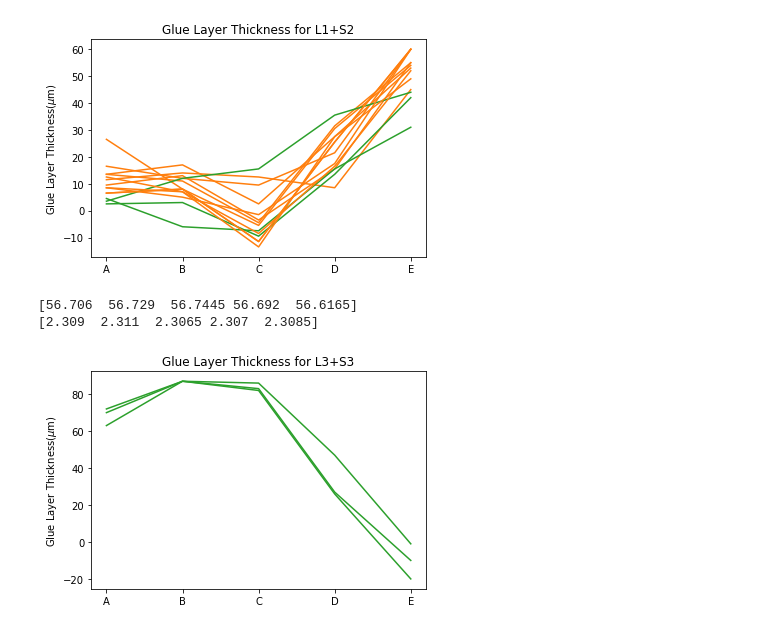
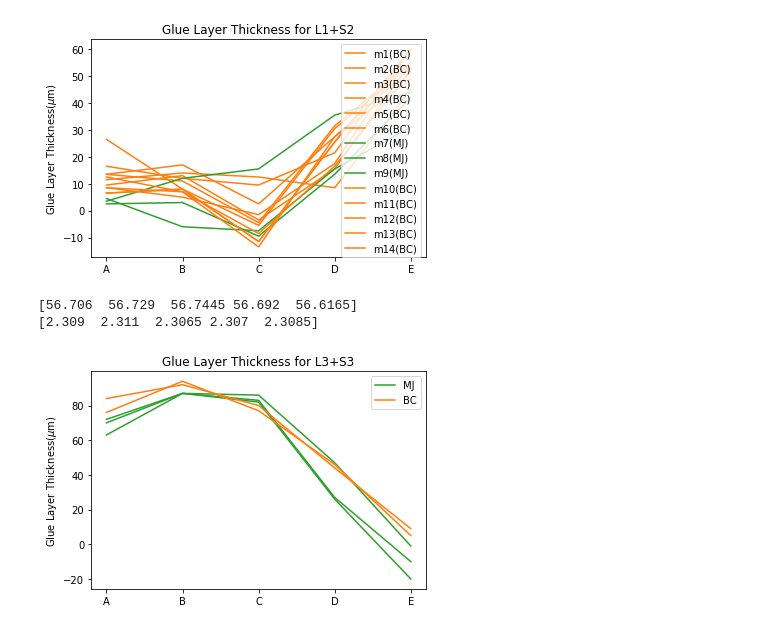
Before and after one commit to mariajose2398/CMS-MTD-BTL-SensorModule-Analysis, a Jupyter notebook: gluelayertransparency.ipynb, the cells around one changed output. Drawn from its saved outputs; the diff is of its cells as text; code cells hidden in the pictures.

```diff
--- a/gluelayertransparency.ipynb
+++ b/gluelayertransparency.ipynb
@@ -15,35 +15,35 @@ m5=np.array([58.993,59.007,58.990,58.951,58.905])[::-1]
 m6=np.array([58.995,58.995,58.984,58.947,58.901])[::-1]
 m7=np.array([58.895,58.946,59.003,59.015,58.984])
 m8=np.array([58.894,58.937, 58.978,58.993,58.982])
 m9=np.array([58.896,58.928,58.980,58.995,58.971])
 m10=np.array([58.898,58.942,58.976,59.005,59.000])
 m11=np.array([58.900,58.939,58.986,58.997,59.000])
 m12=np.array([58.900,58.941,58.979,58.996,58.992])
 m13=np.array([58.989,59.007,58.974,58.941,58.904])[::-1]
 m14=np.array([58.898,58.942,58.976,59.005,59.000])
 X=np.array(["A", "B", "C", "D", "E"])
 
 plt.plot(X, (m1-l1-s2)*1000, "C1", label ="m1(BC)")
 plt.plot(X, (m2-l1-s2) *1000 , "C1", label="m2(BC)")
 plt.plot(X, (m3-l1-s2) *1000, "C1", label ="m3(BC)")
 plt.plot(X, (m4-l1-s2)*1000, "C1", label="m4(BC)")
 plt.plot(X, (m5-l1-s2)*1000, "C1", label ="m5(BC)")
 plt.plot(X, (m6-l1-s2)*1000, "C1", label ="m6(BC)")
 plt.plot(X, (m7-l1-s2)*1000, "C2", label ="m7(MJ)")
 plt.plot(X, (m8-l1-s2)*1000, "C2", label="m8(MJ)")
 plt.plot(X, (m9-l1-s2)*1000, "C2", label="m9(MJ)")
 plt.plot(X, (m10-l1-s2)*1000, "C1", label="m10(BC)")
 plt.plot(X, (m11-l1-s2)*1000, "C1", label="m11(BC)")
 plt.plot(X, (m12-l1-s2)*1000, "C1", label="m12(BC)")
 plt.plot(X, (m13-l1-s2)*1000, "C1", label="m13(BC)")
 plt.plot(X, (m14-l1-s2)*1000, "C1", label="m14(BC)")
 plt.ylabel(r"Glue Layer Thickness($\mu $m)")
 plt.title("Glue Layer Thickness for L1+S2")
-#plt.legend()
+plt.legend()
 plt.savefig("l1s2_mariaVsBryan.png", dpi=300)
 plt.show()
 # %% [output]
-[figure, old version]
+[figure, new version]
 # %%
 #Measurement plot of L3 +S3 mock up module.
 L3= np.array([[56.706,56.729,56.745, 56.693, 56.614],
@@ -55,17 +55,25 @@ S3= np.array([[2.308,2.312,2.306,2.306,2.309],
               [2.310,2.310,2.307,2.308,2.308]])
 S3_avg= np.mean(S3, axis=0)
 print(S3_avg)
+
+whomeasured=['M', 'M', 'M','B', 'B']
 L3S3=np.array([[59.087,59.127,59.137,59.046,58.924],
                [59.085,59.127,59.134,59.026,58.915],
-               [59.078,59.127,59.133,59.025,58.905]])
+               [59.078,59.127,59.133,59.025,58.905],
+               [59.091,59.134,59.128,59.045,58.930],
+               [59.099,59.132,59.131,59.043,58.934]])
 
 for x in range(len(L3S3)):
-    plt.plot(X, (L3S3[x]-L3_avg-S3_avg)*1000, "C2")
+    if whomeasured[x] == 'M':
+        plt.plot(X, (L3S3[x]-L3_avg-S3_avg)*1000, "C2", label ="MJ")
+    if whomeasured[x] =='B':
+        plt.plot(X, (L3S3[x]-L3_avg-S3_avg)*1000, "C1", label ="BC")
 plt.ylabel(r"Glue Layer Thickness($\mu$m)")
 plt.title("Glue Layer Thickness for L3+S3")
+plt.legend()
 plt.savefig("l3s3measurement.png")
 plt.show()
 # %% [output]
 [56.706  56.729  56.7445 56.692  56.6165]
 [2.309  2.311  2.3065 2.307  2.3085]
-[figure, old version]
+[figure, new version]
```
Also changed, not shown: parts of 1 cell of this notebook, 3 other files.
